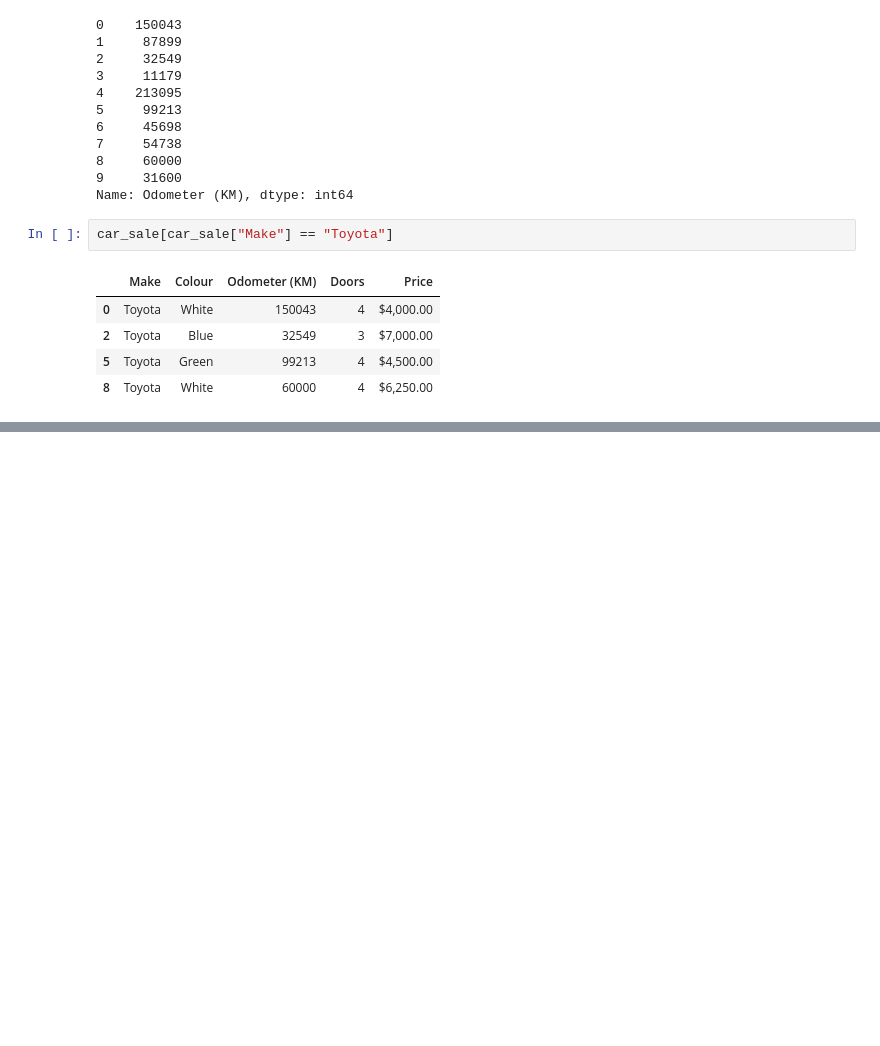
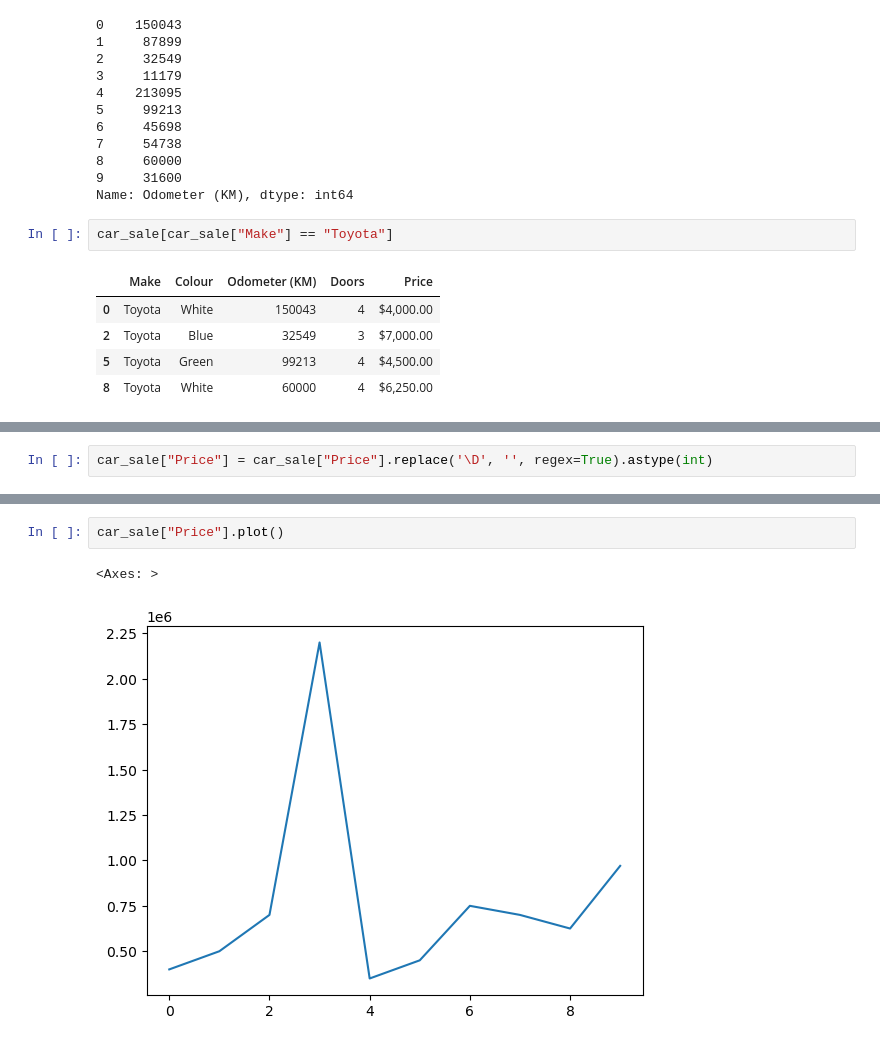
Before and after one commit to HatfanSahrul1/Machine-Learning-and-Data-Science-Learning, a Jupyter notebook: course/introduction-to-pandas/Introduction-to-pandas.ipynb, the cells around one changed output, grey strips where cells are left out. Cells and saved outputs as stored; diff of their text form; blank space fills up the shorter version.

```diff
--- a/course/introduction-to-pandas/Introduction-to-pandas.ipynb
+++ b/course/introduction-to-pandas/Introduction-to-pandas.ipynb
@@ -323,0 +392,2 @@ car_sale[car_sale["Odometer (KM)"
+# %%
+car_sale["Price"] = car_sale["Price"].replace('\D', '', regex=True).astype(int)
@@ -323,0 +408,5 @@ car_sale[car_sale["Odometer (KM)"
+# %%
+car_sale["Price"].plot()
+# %% [output]
+<Axes: >
+[figure, added]
```
Also changed, not shown: parts of 9 cells of this notebook.
